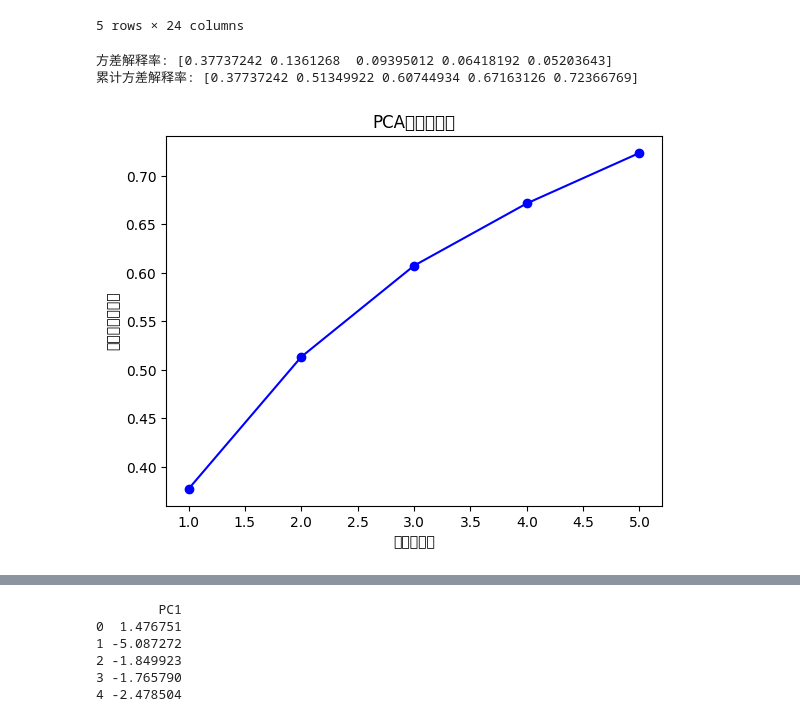
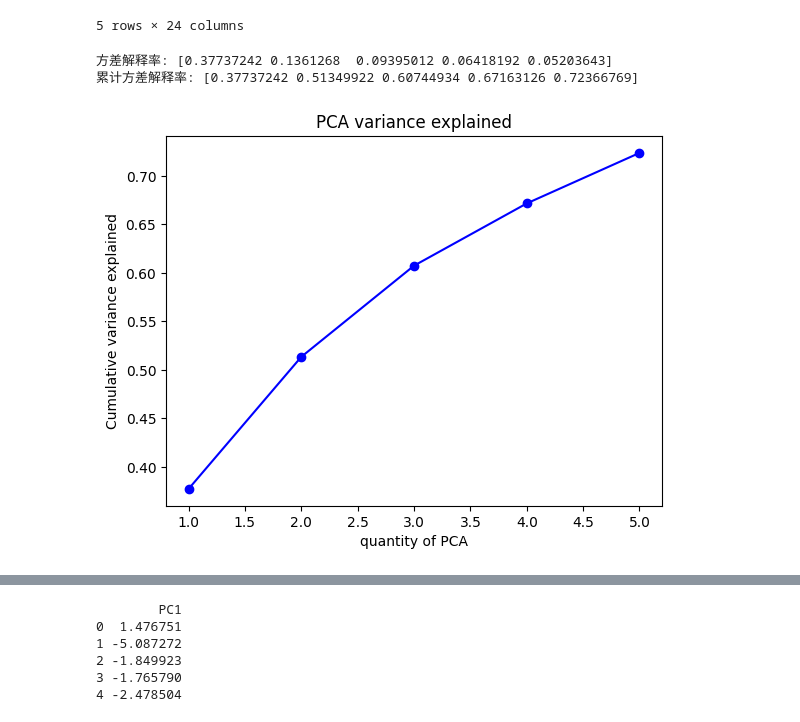
Before and after one commit to buy0range/code_internship, a Jupyter notebook: PCA.ipynb, the cells around one changed output, grey strips where cells are left out. Saved outputs shown, nothing was run; the diff lists cells and outputs as text; code cells hidden in the pictures.

```diff
--- a/PCA.ipynb
+++ b/PCA.ipynb
@@ -29,23 +29,23 @@ df_pca = pca.transform(df_scaled)  # 输出是numpy数组
 # %%
 # 每个主成分的方差解释率
 print("方差解释率:", pca.explained_variance_ratio_)
 
 # 累计方差解释率
 import numpy as np
 cumulative_var = np.cumsum(pca.explained_variance_ratio_)
 print("累计方差解释率:", cumulative_var)
 
 # 可视化（肘部图）
 import matplotlib.pyplot as plt
 plt.plot(range(1, len(cumulative_var)+1), cumulative_var, 'bo-')
-plt.xlabel('主成分数量')
-plt.ylabel('累计方差解释率')
-plt.title('PCA方差解释率')
+plt.xlabel('quantity of PCA')
+plt.ylabel('Cumulative variance explained')
+plt.title('PCA variance explained')
 plt.show()
 # %% [output]
 方差解释率: [0.37737242 0.1361268  0.09395012 0.06418192 0.05203643]
 累计方差解释率: [0.37737242 0.51349922 0.60744934 0.67163126 0.72366769]
-[figure, old version]
+[figure, new version]
 # %%
 # 主成分载荷矩阵（每个主成分是原始变量的线性组合）
 loadings = pca.components_.T  # 转置后更易读
```
Also changed, not shown: parts of 2 cells of this notebook.
